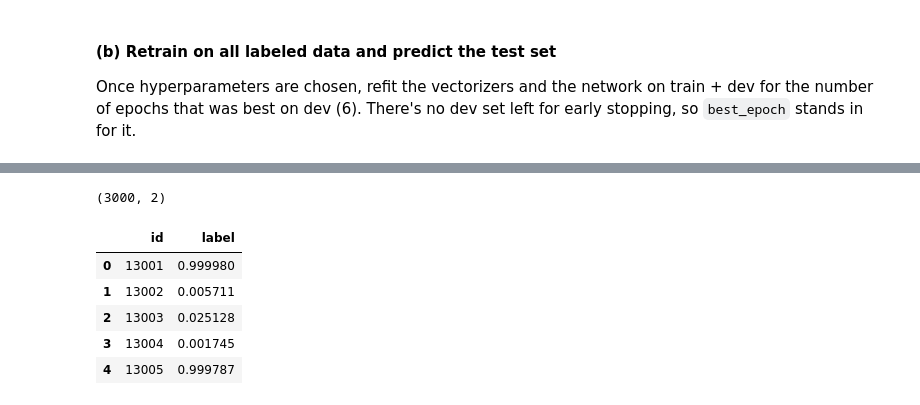
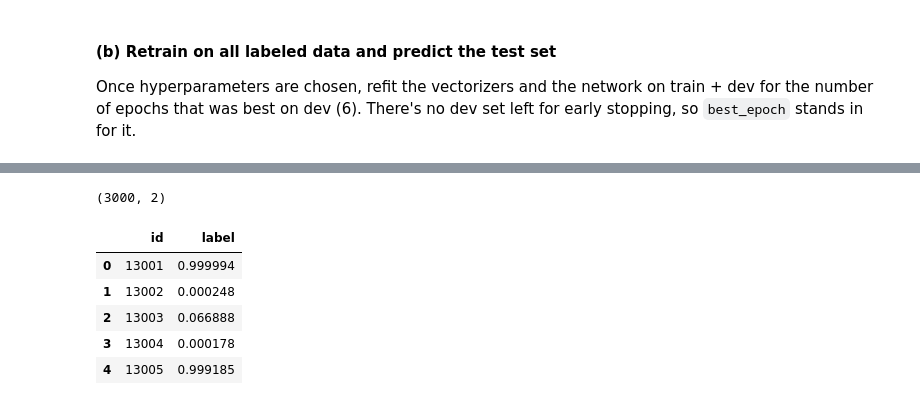
Before and after one commit to rachichi/human-or-ai-submissions-team-27, a Jupyter notebook: submissions/team_27/neuralnet_rl998_v3.ipynb, the cells around one changed output, grey strips where cells are left out. Cells and saved outputs as stored; diff of their text form; code cells hidden in the pictures.

```diff
--- a/submissions/team_27/neuralnet_rl998_v3.ipynb
+++ b/submissions/team_27/neuralnet_rl998_v3.ipynb
@@ -96,12 +100,25 @@ development set size: 2000 (50.0% AI)
 def clean_text(text):
     # Collapse runs of spaces/newlines into a single space
     return re.sub(r"\s+", " ", text).strip()
+
+# NEW: a small, transparent profanity lexicon for a candidate style feature.
+# This is a weak signal, not a rule: people and language models can both use profanity.
+SWEAR_WORDS = {
+    "ass", "asses", "asshole", "assholes", "bastard", "bastards", "bitch", "bitches",
+    "bullshit", "cock", "cocks", "crap", "crappy", "cunt", "cunts", "dammit", "damn",
+    "damned", "dick", "dicks", "dickhead", "dickheads", "fuck", "fucked", "fucker",
+    "fuckers", "fucking", "fucks", "motherfucker", "motherfuckers", "motherfucking",
+    "piss", "pissed", "pisses", "pissing", "prick", "pricks", "shit", "shits", "shitty",
+    "shitting"
+}
 
 def extract_style_features(text):
     """Return measurable lexical, structural, repetition, and punctuation signals."""
     text = str(text)
     words = re.findall(r"\b[\w']+\b", text.lower())
     word_count = max(len(words), 1)
+    # Match whole case-insensitive tokens; normalize the count by document length as well.
+    swear_word_count = sum(word in SWEAR_WORDS for word in words)
     sentences = [s for s in re.split(r"(?<=[.!?])\s+|\n+", text.strip()) if s.strip()]
     paragraphs = [p for p in re.split(r"\n\s*\n", text.strip()) if p.strip()]
     sentence_lengths = [len(re.findall(r"\b[\w']+\b", s)) for s in sentences]
@@ -157,6 +174,8 @@ def extract_style_features(text):
         "digit_character_fraction": sum(ch.isdigit() for ch in text) / max(len(text), 1),  # Fraction of all characters that are digits.
         "uppercase_character_fraction": sum(ch.isupper() for ch in text) / max(sum(ch.isalpha() for ch in text), 1),  # Fraction of letters that are uppercase.
         "contraction_per_100_words": 100 * len(re.findall(r"\b\w+['’](?:t|re|ve|ll|d|m)\b", normalized)) / word_count,  # Common English contractions per 100 words.
+        "swear_word_count": swear_word_count,  # Exact-token count from the small lexicon above.
+        "swear_words_per_100_words": 100 * swear_word_count / word_count,  # Length-normalized profanity rate.
     }
     for name, pattern in template_patterns.items():
         # Frequency of each hypothesized phrase pattern per 1,000 words.
@@ -520,6 +593,13 @@ label=1   P(AI)=0.022
 Once hyperparameters are chosen, refit the vectorizers and the network on train + dev for the number of epochs that was best on dev (6).
 There's no dev set left for early stopping, so `best_epoch` stands in for it.
 # %%
+# NEW: when refitting on all labeled rows, refit the LM scaler on all labeled LM features.
+# The feature values themselves remain label-free; only this numeric scaling is fitted here.
+full_lm_raw = lm_train_by_id.loc[train_df["id"]].to_numpy()
+test_lm_raw = lm_test_by_id.loc[test_df["id"]].to_numpy()
+full_lm = lm_scaler.fit_transform(full_lm_raw)
+test_lm = lm_scaler.transform(test_lm_raw)
+
 full_text = train_df["text"].map(clean_text)
 y_full = train_df["label"].values
 test_text = test_df["text"].map(clean_text)
@@ -529,12 +609,15 @@ test_style_raw = pd.DataFrame([extract_style_features(text) for text in test_df[
 # Refit feature transforms on all labeled rows, then transform test using the same fitted transforms.
 full_style = style_scaler.fit_transform(full_style_raw)
 test_style = style_scaler.transform(test_style_raw)
+# Keep the final train/test feature order exactly the same as the train/dev matrices above.
 X_full = hstack([word_vectorizer.fit_transform(full_text),
                  char_vectorizer.fit_transform(full_text),
-                 csr_matrix(full_style)]).tocsr()
+                 csr_matrix(full_style),
+                 csr_matrix(full_lm)]).tocsr()
 X_test = hstack([word_vectorizer.transform(test_text),
                  char_vectorizer.transform(test_text),
-                 csr_matrix(test_style)]).tocsr()
+                 csr_matrix(test_style),
+                 csr_matrix(test_lm)]).tocsr()
 print("full matrix:", X_full.shape, "   test matrix:", X_test.shape)
 
 torch.manual_seed(SEED)
@@ -554,20 +639,20 @@ epoch  9   train loss 0.0195
 # %%
 # Predict P(AI) for each test text. The test loader has no labels, so we don't use evaluate().
 final_model.eval()
 with torch.no_grad():
     p_test = torch.cat([torch.sigmoid(final_model(xb))
                         for xb in make_loader(X_test)]).numpy()
 
 # Same format as sample_submission.csv: id, label (probability of AI)
 submission = pd.DataFrame({"id": test_df["id"], "label": p_test})
-submission.to_csv("submission_nn2.csv", index=False)
+submission.to_csv("submission_nn3.csv", index=False)
 print(submission.shape)
 submission.head()
 # %% [output]
 (3000, 2)
 |  | id | label |
-| 0 | 13001 | 0.999980 |
-| 1 | 13002 | 0.005711 |
-| 2 | 13003 | 0.025128 |
-| 3 | 13004 | 0.001745 |
-| 4 | 13005 | 0.999787 |
+| 0 | 13001 | 0.999994 |
+| 1 | 13002 | 0.000248 |
+| 2 | 13003 | 0.066888 |
+| 3 | 13004 | 0.000178 |
+| 4 | 13005 | 0.999185 |
```
Also changed, not shown: parts of 12 cells of this notebook, 10 other files.
